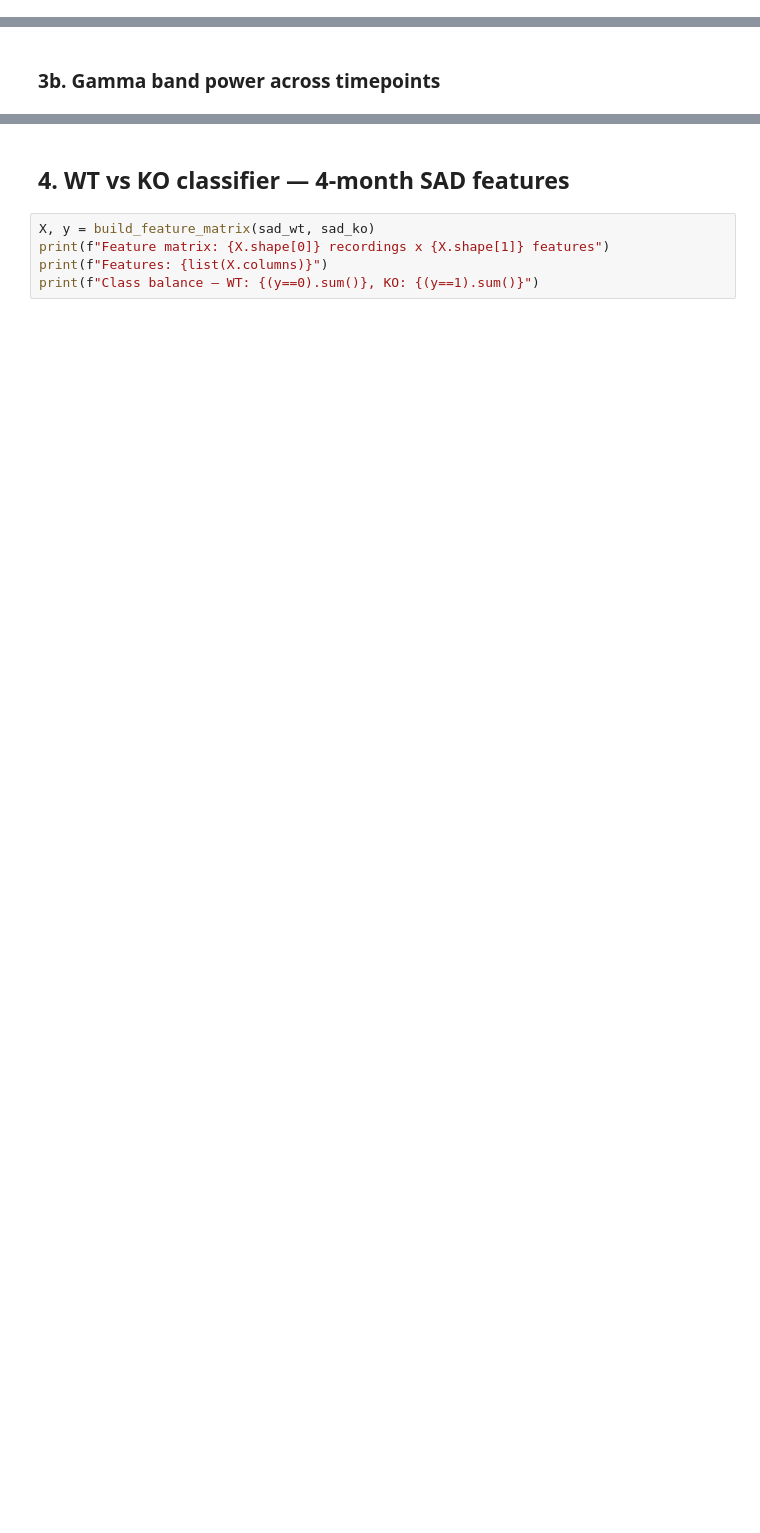
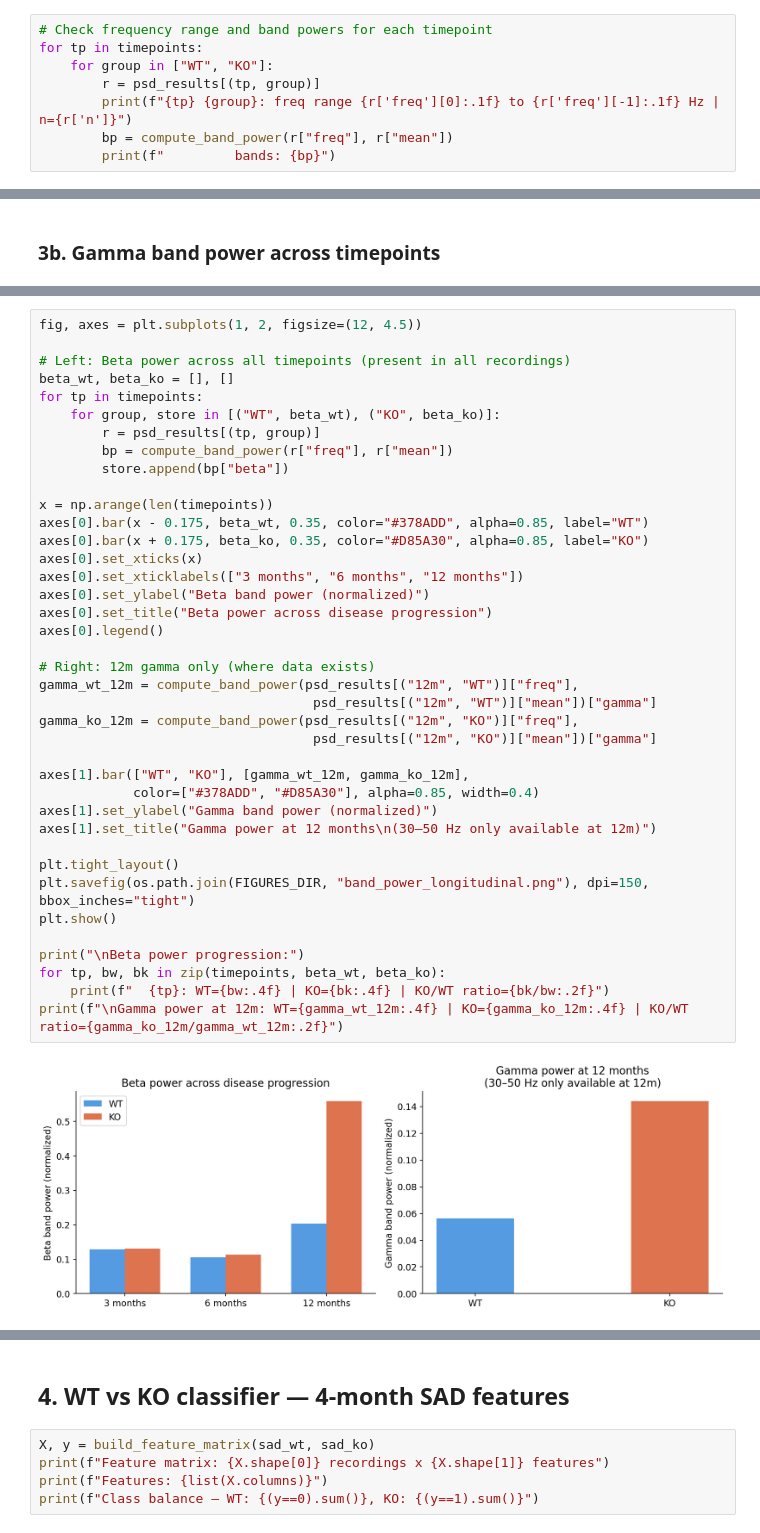
Before and after one commit to BelayTG/eeg-seizure-detection, a Jupyter notebook: notebooks/02_results.ipynb, the cells around one changed output, grey strips where cells are left out. Cells and saved outputs as stored; diff of their text form; blank space fills up the shorter version.

Commit message:
add real results: 2.75x beta power increase in KO at 12m, classifier AUC=0.85

```diff
--- a/notebooks/02_results.ipynb
+++ b/notebooks/02_results.ipynb
@@ -212,0 +384,8 @@ plt.show()
+# %%
+# Check frequency range and band powers for each timepoint
+for tp in timepoints:
+    for group in ["WT", "KO"]:
+        r = psd_results[(tp, group)]
+        print(f"{tp} {group}: freq range {r['freq'][0]:.1f} to {r['freq'][-1]:.1f} Hz | n={r['n']}")
+        bp = compute_band_power(r["freq"], r["mean"])
+        print(f"         bands: {bp}")
@@ -237,0 +433,41 @@ for tp, gw, gk in zip(timepoints, gamma_wt, gamma_ko):
+# %%
+fig, axes = plt.subplots(1, 2, figsize=(12, 4.5))
+
+# Left: Beta power across all timepoints (present in all recordings)
+beta_wt, beta_ko = [], []
+for tp in timepoints:
+    for group, store in [("WT", beta_wt), ("KO", beta_ko)]:
+        r = psd_results[(tp, group)]
+        bp = compute_band_power(r["freq"], r["mean"])
+        store.append(bp["beta"])
+
+x = np.arange(len(timepoints))
+axes[0].bar(x - 0.175, beta_wt, 0.35, color="#378ADD", alpha=0.85, label="WT")
+axes[0].bar(x + 0.175, beta_ko, 0.35, color="#D85A30", alpha=0.85, label="KO")
+axes[0].set_xticks(x)
+axes[0].set_xticklabels(["3 months", "6 months", "12 months"])
+axes[0].set_ylabel("Beta band power (normalized)")
+axes[0].set_title("Beta power across disease progression")
+axes[0].legend()
+
+# Right: 12m gamma only (where data exists)
+gamma_wt_12m = compute_band_power(psd_results[("12m", "WT")]["freq"],
+                                   psd_results[("12m", "WT")]["mean"])["gamma"]
+gamma_ko_12m = compute_band_power(psd_results[("12m", "KO")]["freq"],
+                                   psd_results[("12m", "KO")]["mean"])["gamma"]
+
+axes[1].bar(["WT", "KO"], [gamma_wt_12m, gamma_ko_12m],
+            color=["#378ADD", "#D85A30"], alpha=0.85, width=0.4)
+axes[1].set_ylabel("Gamma band power (normalized)")
+axes[1].set_title("Gamma power at 12 months\n(30–50 Hz only available at 12m)")
+
+plt.tight_layout()
+plt.savefig(os.path.join(FIGURES_DIR, "band_power_longitudinal.png"), dpi=150, bbox_inches="tight")
+plt.show()
+
+print("\nBeta power progression:")
+for tp, bw, bk in zip(timepoints, beta_wt, beta_ko):
+    print(f"  {tp}: WT={bw:.4f} | KO={bk:.4f} | KO/WT ratio={bk/bw:.2f}")
+print(f"\nGamma power at 12m: WT={gamma_wt_12m:.4f} | KO={gamma_ko_12m:.4f} | KO/WT ratio={gamma_ko_12m/gamma_wt_12m:.2f}")
+# %% [output]
+[figure, added]
```
Also changed, not shown: parts of 18 cells of this notebook, 8 other files.
